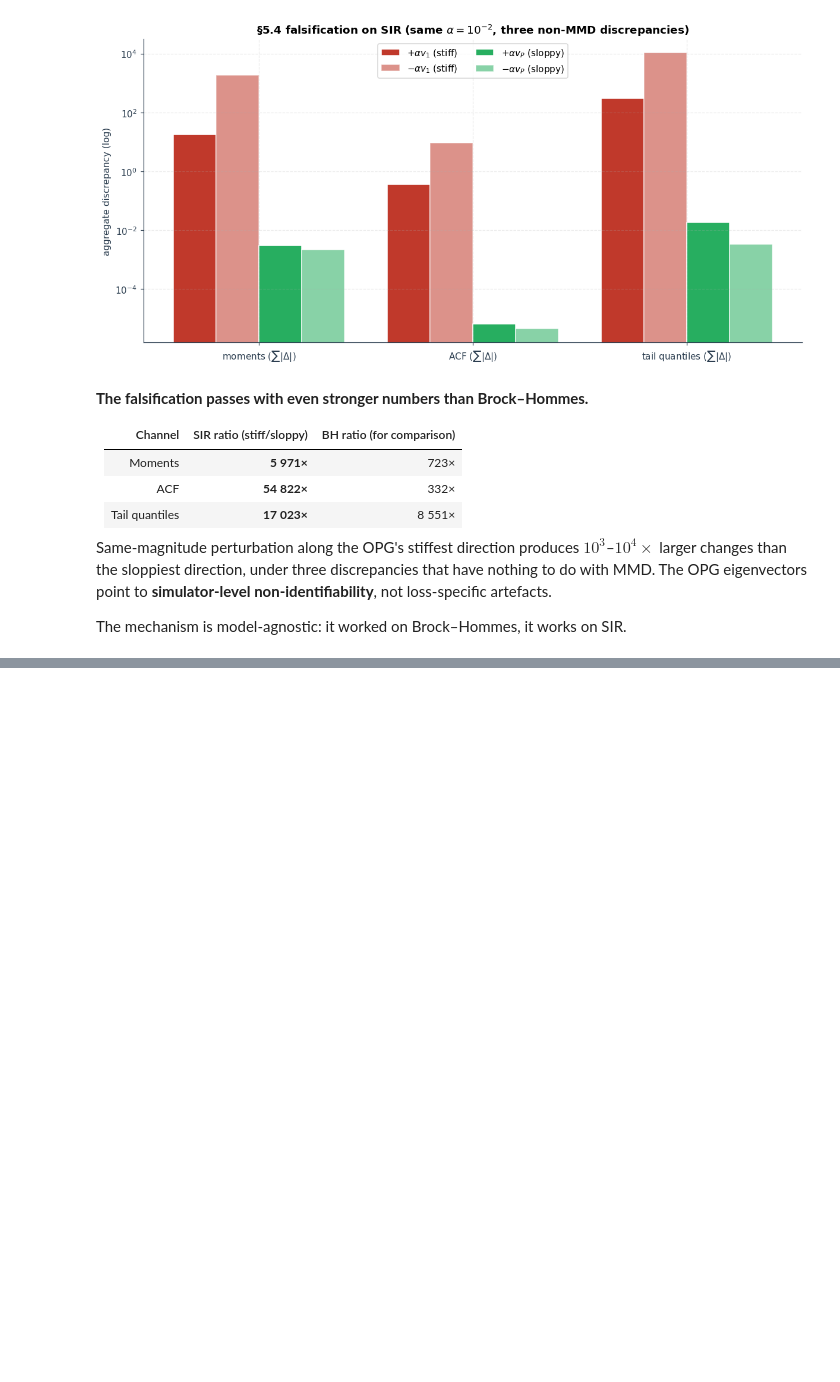
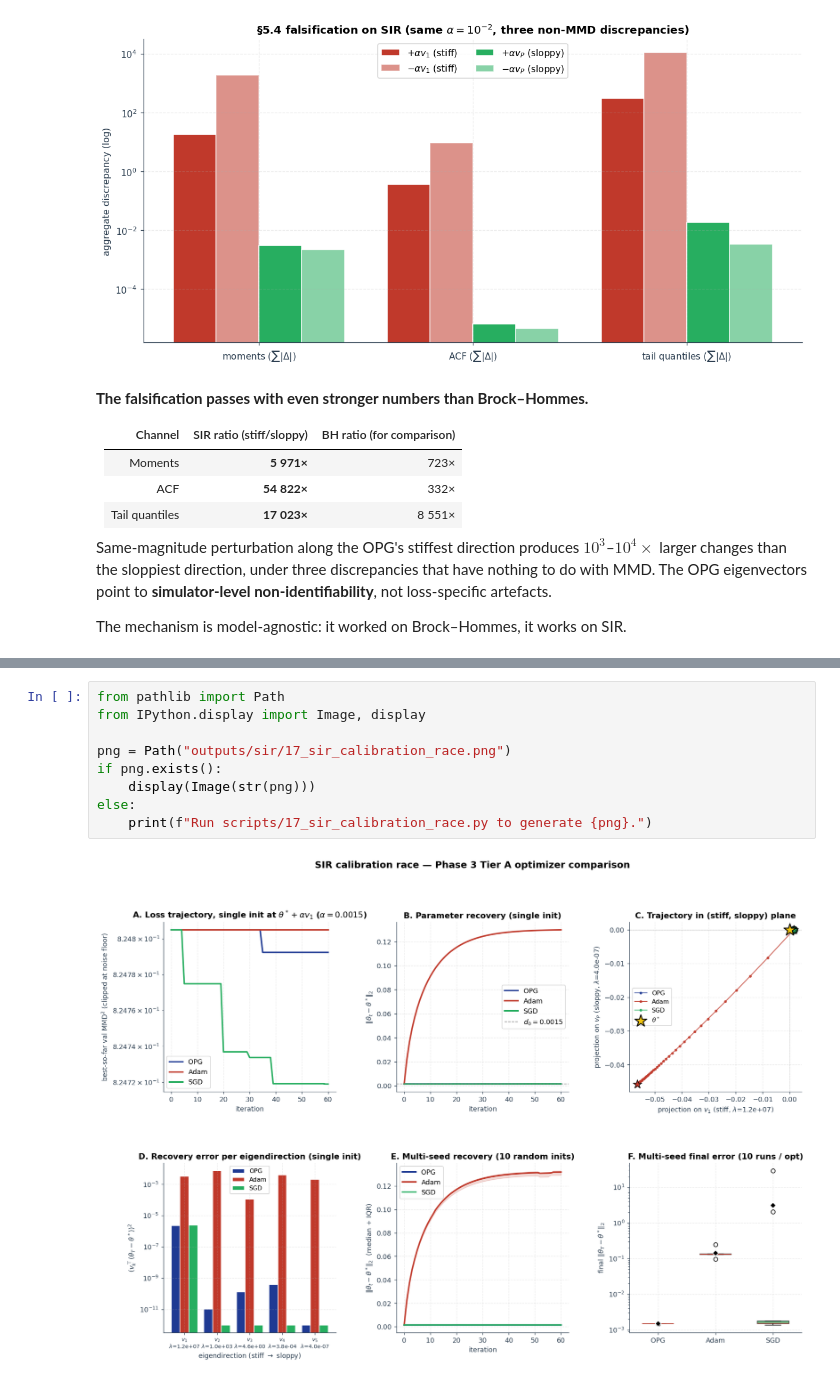
Before and after one commit to pietrobicocchi/research-ABM-curvature-aware-calibration, a Jupyter notebook: notebooks/sir/paper.ipynb, the cells around one changed output, grey strips where cells are left out. Cells and saved outputs as stored; diff of their text form; blank space fills up the shorter version.

```diff
--- a/notebooks/sir/paper.ipynb
+++ b/notebooks/sir/paper.ipynb
@@ -278 +319,12 @@ The mechanism is model-agnostic: it worked on Brock–Hommes, it works on SIR.
+# %%
+from pathlib import Path
+from IPython.display import Image, display
+
+png = Path("outputs/sir/17_sir_calibration_race.png")
+if png.exists():
+    display(Image(str(png)))
+else:
+    print(f"Run scripts/17_sir_calibration_race.py to generate {png}.")
+# %% [output]
+[figure, added]
 # %% [markdown]
```
Also changed, not shown: parts of 2 cells of this notebook, 2 other files.
